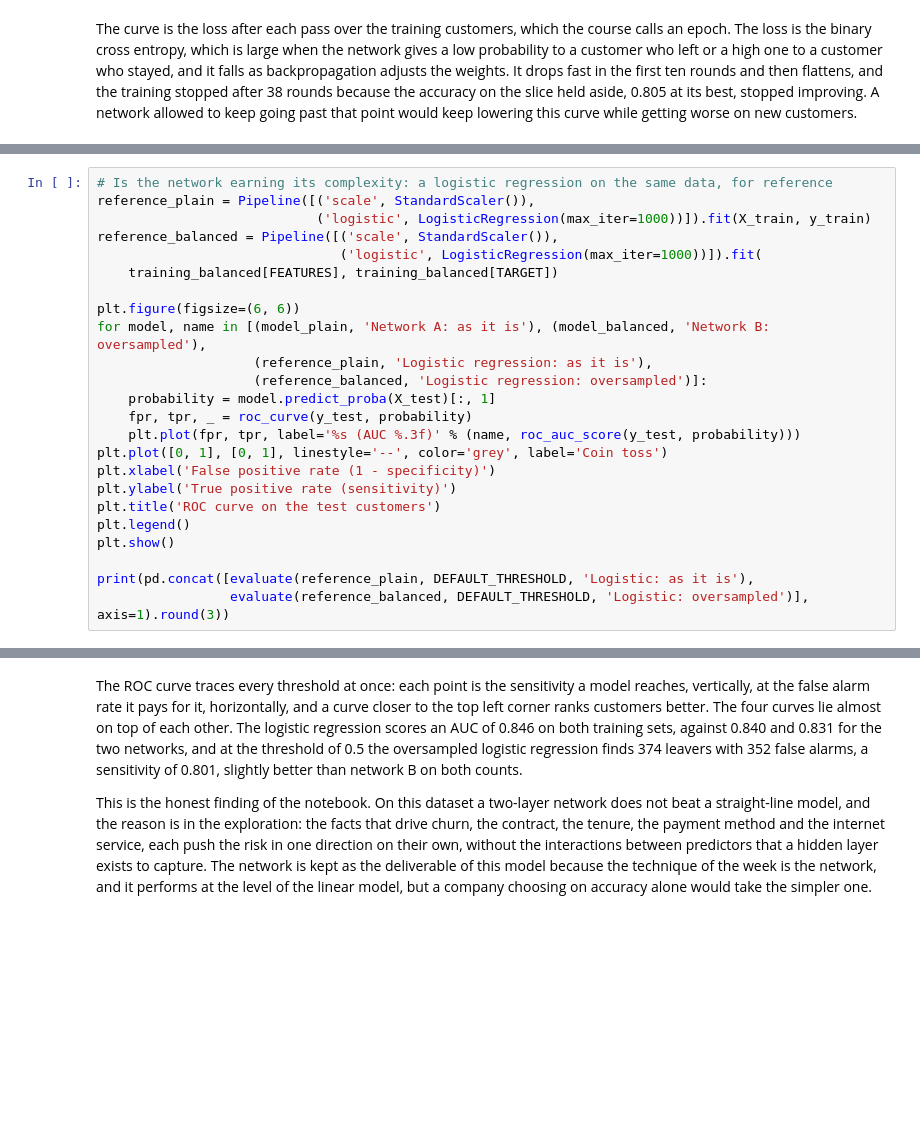
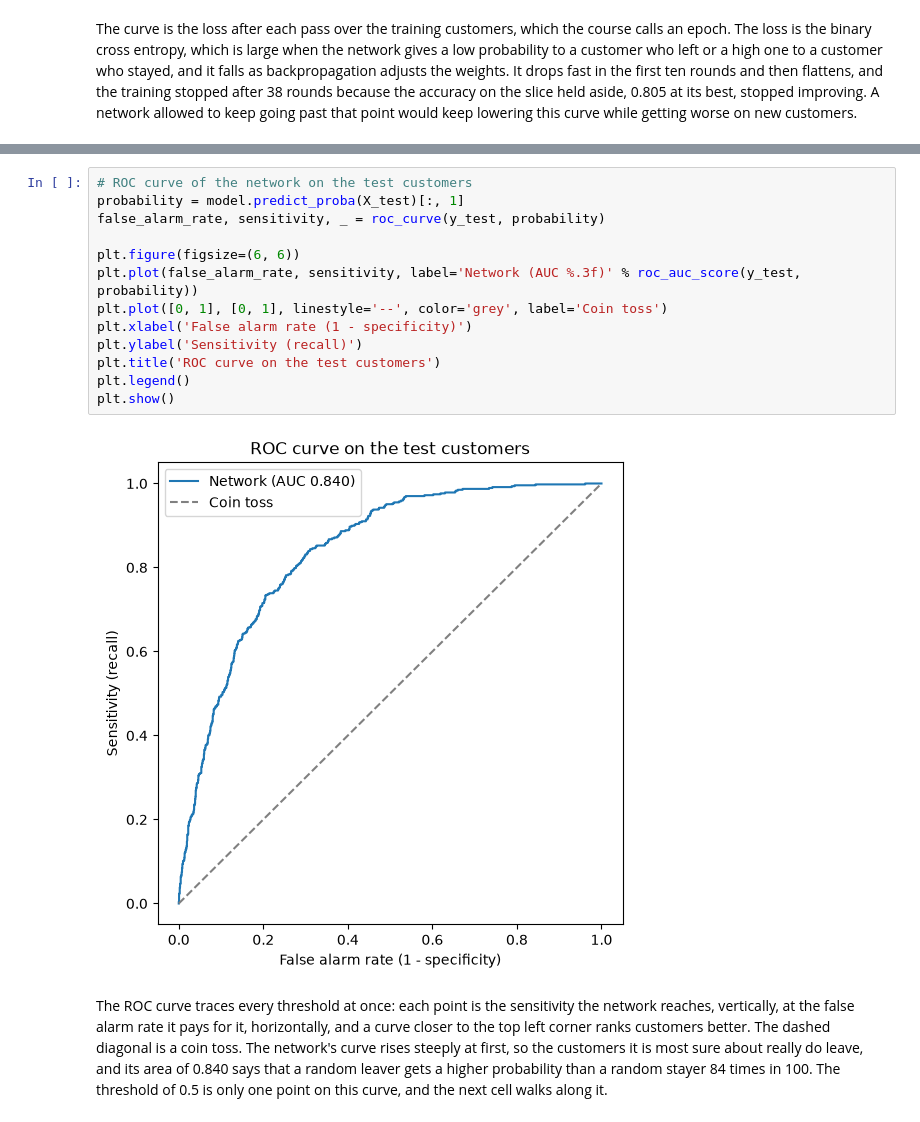
Before and after one commit to Jonathansl17/jarvis, a Jupyter notebook: notebooks/telecom_churn_classification/telecom_churn_classification.ipynb, the cells around one changed output, grey strips where cells are left out. Saved outputs shown, nothing was run; the diff lists cells and outputs as text; blank space fills up the shorter version.

```diff
--- a/notebooks/telecom_churn_classification/telecom_churn_classification.ipynb
+++ b/notebooks/telecom_churn_classification/telecom_churn_classification.ipynb
@@ -421,24 +364,0 @@ At the same threshold Model B finds 348 of the 467 leavers, a sensitivity of 0.7
-# %%
-# Is the network earning its complexity: a logistic regression on the same data, for reference
-reference_plain = Pipeline([('scale', StandardScaler()),
-                            ('logistic', LogisticRegression(max_iter=1000))]).fit(X_train, y_train)
-reference_balanced = Pipeline([('scale', StandardScaler()),
-                               ('logistic', LogisticRegression(max_iter=1000))]).fit(
-    training_balanced[FEATURES], training_balanced[TARGET])
-
-plt.figure(figsize=(6, 6))
-for model, name in [(model_plain, 'Network A: as it is'), (model_balanced, 'Network B: oversampled'),
-                    (reference_plain, 'Logistic regression: as it is'),
-                    (reference_balanced, 'Logistic regression: oversampled')]:
-    probability = model.predict_proba(X_test)[:, 1]
-    fpr, tpr, _ = roc_curve(y_test, probability)
-    plt.plot(fpr, tpr, label='%s (AUC %.3f)' % (name, roc_auc_score(y_test, probability)))
-plt.plot([0, 1], [0, 1], linestyle='--', color='grey', label='Coin toss')
-plt.xlabel('False positive rate (1 - specificity)')
-plt.ylabel('True positive rate (sensitivity)')
-plt.title('ROC curve on the test customers')
-plt.legend()
-plt.show()
-
-print(pd.concat([evaluate(reference_plain, DEFAULT_THRESHOLD, 'Logistic: as it is'),
-                 evaluate(reference_balanced, DEFAULT_THRESHOLD, 'Logistic: oversampled')], axis=1).round(3))
@@ -458,5 +365,18 @@ False alarms                     133.000                352.000
-# %% [markdown]
-The ROC curve traces every threshold at once: each point is the sensitivity a model reaches, vertically, at the false alarm rate it pays for it, horizontally, and a curve closer to the top left corner ranks customers better. The four curves lie almost on top of each other. The logistic regression scores an AUC of 0.846 on both training sets, against 0.840 and 0.831 for the two networks, and at the threshold of 0.5 the oversampled logistic regression finds 374 leavers with 352 false alarms, a sensitivity of 0.801, slightly better than network B on both counts.
-
-This is the honest finding of the notebook. On this dataset a two-layer network does not beat a straight-line model, and the reason is in the exploration: the facts that drive churn, the contract, the tenure, the payment method and the internet service, each push the risk in one direction on their own, without the interactions between predictors that a hidden layer exists to capture. The network is kept as the deliverable of this model because the technique of the week is the network, and it performs at the level of the linear model, but a company choosing on accuracy alone would take the simpler one.
+# %%
+# ROC curve of the network on the test customers
+probability = model.predict_proba(X_test)[:, 1]
+false_alarm_rate, sensitivity, _ = roc_curve(y_test, probability)
+
+plt.figure(figsize=(6, 6))
+plt.plot(false_alarm_rate, sensitivity, label='Network (AUC %.3f)' % roc_auc_score(y_test, probability))
+plt.plot([0, 1], [0, 1], linestyle='--', color='grey', label='Coin toss')
+plt.xlabel('False alarm rate (1 - specificity)')
+plt.ylabel('Sensitivity (recall)')
+plt.title('ROC curve on the test customers')
+plt.legend()
+plt.show()
+# %% [output]
+[figure, added]
+# %% [markdown]
+The ROC curve traces every threshold at once: each point is the sensitivity the network reaches, vertically, at the false alarm rate it pays for it, horizontally, and a curve closer to the top left corner ranks customers better. The dashed diagonal is a coin toss. The network's curve rises steeply at first, so the customers it is most sure about really do leave, and its area of 0.840 says that a random leaver gets a higher probability than a random stayer 84 times in 100. The threshold of 0.5 is only one point on this curve, and the next cell walks along it.
 # %%
```
Also changed, not shown: parts of 25 cells of this notebook, 7 other files.
